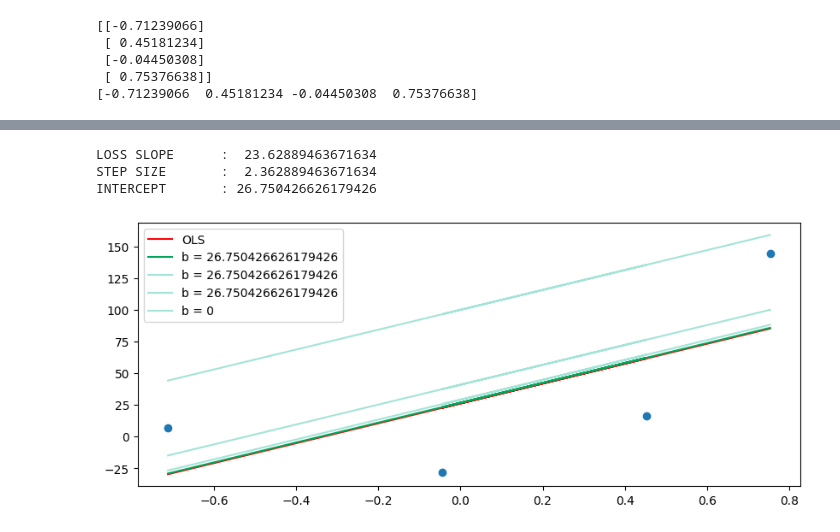
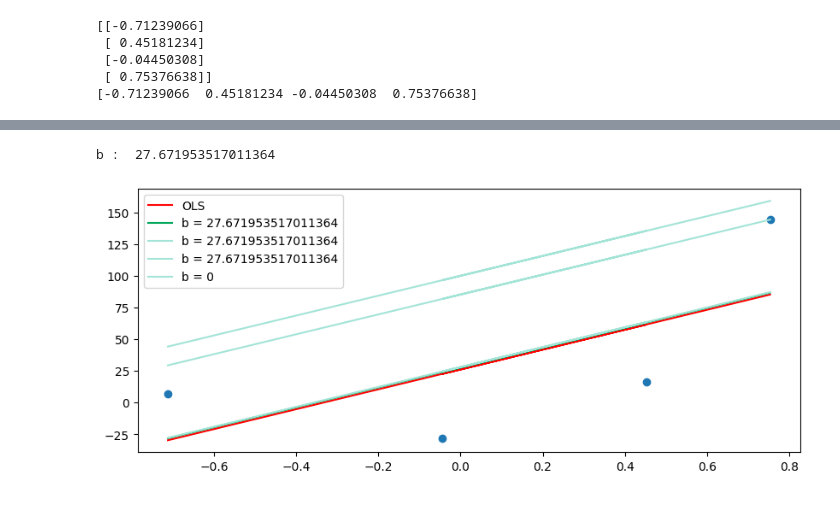
Before and after one commit to Ashura369/Python_and_Data_Science, a Jupyter notebook: 0 ML lecture/20_1 .ipynb, the cells around one changed output, grey strips where cells are left out. Cells and saved outputs as stored; diff of their text form; code cells hidden in the pictures.

```diff
--- a/0 ML lecture/20_1 .ipynb
+++ b/0 ML lecture/20_1 .ipynb
@@ -71,22 +71,17 @@ print(X.ravel())
 # %%
 m = 78.35
 b = 100       # keep changing the value of b here, to see the different graph scenarios
-# here we have taken b at random, so that we can find a point where loss function (loss_slope) is minimum
+# here we have taken b at random, so that we can find a point where loss function is minimum
+lr = 0.1    # keep learning rate as low as possible
+n = len(y)
 
-loss_slope = -2 * np.sum(y - (m*X.ravel() - b))      # acutual - predicted -- > [y - (y hat)] -- > [y - (m*X.ravel() - b)]
-print('LOSS SLOPE \t: ', loss_slope)
+# --- Iteration 1 ---
+y_hat1 = (m * X.ravel()) + b
+gradient_b1 = -(2/n) * np.sum(y - y_hat1) # Standard MSE Gradient
+b = b - (lr * gradient_b1)      # b new = b old - (lr * slope of error)
+print('b : ', b)
 
-# suppose taking learning rate = 0.1
-lr = 0.1        # generally the value of learning rate is 0.1. You can can make it 0.01, 0.001, etc.
-step_size = loss_slope * lr
-print('STEP SIZE \t: ',step_size)
-
-# calculating the new intercept
-b = b - step_size                   # b new = b old - slope(m)
-print('INTERCEPT \t:',b)
-
-
-y_pred1 = ((m * X) + b).reshape(4)
+y_pred1 = ((m * X) + b).reshape(4)      # for easy interpretation consider m is already given as 78.35
 
 plt.figure(figsize=(10,4))
 
@@ -131,27 +132,21 @@ INTERCEPT       : 29.11331608985106
 # %%
-# Iteration 2
-loss_slope = -2 * np.sum(y - m*X.ravel() - b)       # here value of b is updated again
-print('LOSS SLOPE \t: ', loss_slope)
-
-step_size = loss_slope*lr
-print('STEP SIZE \t: ',step_size)
-
-b = b - step_size
-print('INTERCEPT \t:',b)
+# --- Iteration 3 ---
+y_hat3 = (m * X.ravel()) + b
+gradient_b3 = -(2/n) * np.sum(y - y_hat3)
+b = b - (lr * gradient_b3)
+print('b : ', b)
 
 y_pred3 = ((78.35 * X) + b).reshape(4)
 
 plt.figure(figsize=(10,4))
 plt.scatter(X,y)
 plt.plot(X,reg.predict(X),color='r',label='OLS')
 plt.plot(X,y_pred3,color='#00a65a',label='b = {}'.format(b))
 plt.plot(X,y_pred2,color='#A3E4D7',label='b = {}'.format(b))
 plt.plot(X,y_pred1,color='#A3E4D7',label='b = {}'.format(b))
 plt.plot(X,y_pred,color='#A3E4D7',label='b = 0')
 plt.legend()
 plt.show()
 # %% [output]
-LOSS SLOPE      :  23.62889463671634
-STEP SIZE       :  2.362889463671634
-INTERCEPT       : 26.750426626179426
+b :  27.671953517011364
-[figure, old version]
+[figure, new version]
```
Also changed, not shown: parts of 4 cells of this notebook, 1 other file.
